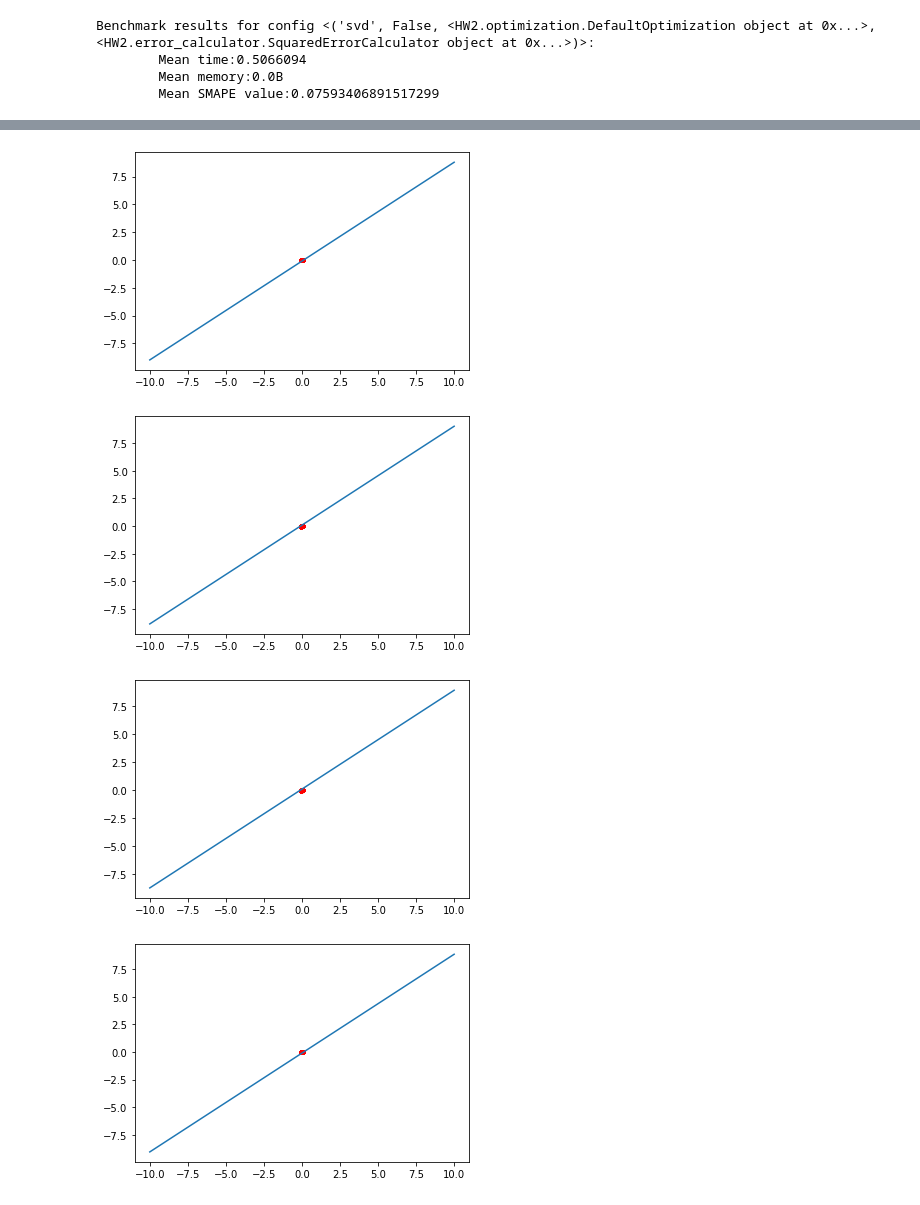
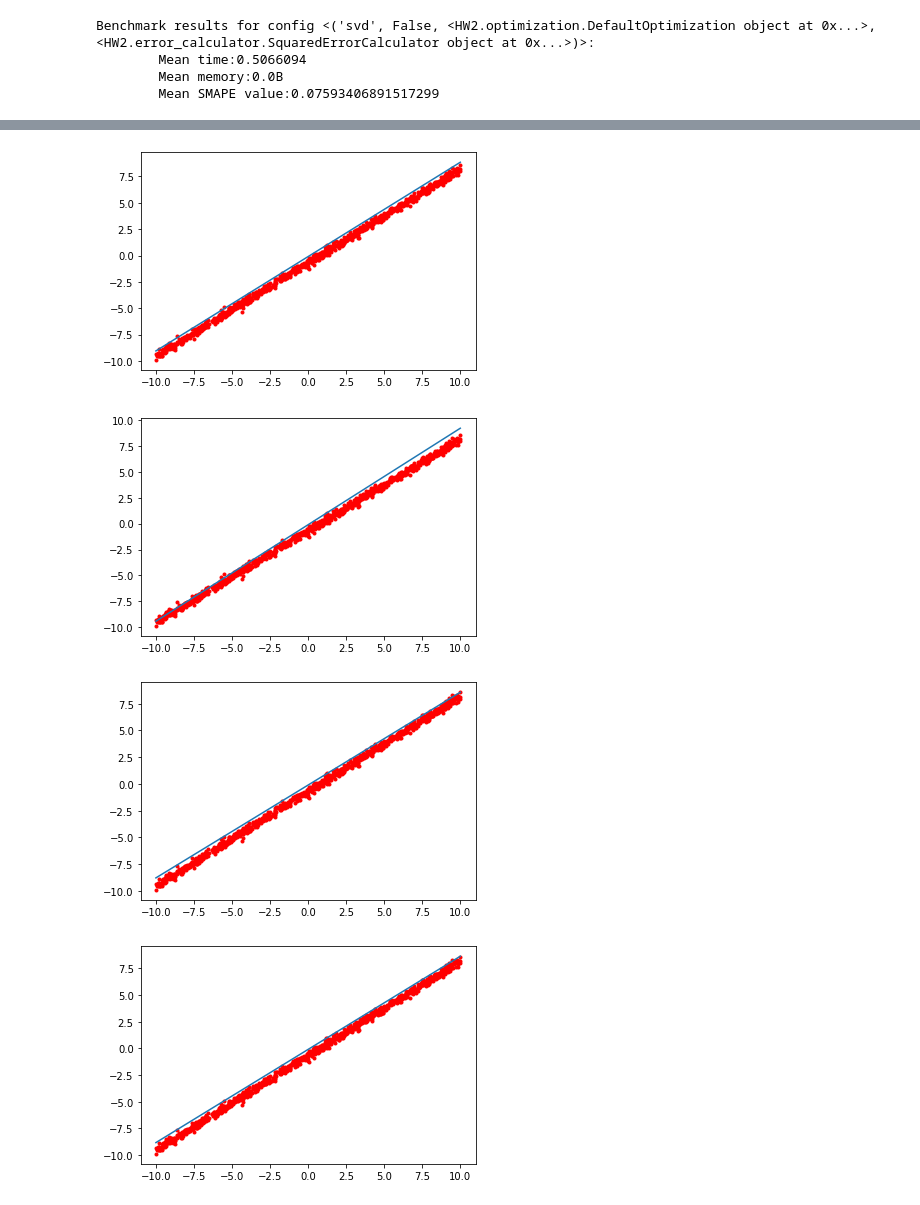
Before and after one commit to EasySocHacks/Optimization-Methods-IFMO, a Jupyter notebook: HW2/research.ipynb, the cells around one changed output, grey strips where cells are left out. Cells and saved outputs as stored; diff of their text form; code cells hidden in the pictures.

```diff
--- a/HW2/research.ipynb
+++ b/HW2/research.ipynb
@@ -45,5 +45,5 @@ index = storage.add_benchmark_config(normalized=True)
 for _ in range(10):
     ab, meta = normalised_mini(points)
     storage.add_benchmark_result(index, meta)
-    visualize_line(ab, points / np.linalg.norm(points))
+    visualize_line(ab, points)
 # %% [output]
@@ -53,4 +53,4 @@ for _ in range(10):
-[figure, old version]
+[figure, new version]
-[figure, old version]
+[figure, new version]
-[figure, old version]
+[figure, new version]
-[figure, old version]
+[figure, new version]
```
Also changed, not shown: parts of 2 cells of this notebook.
